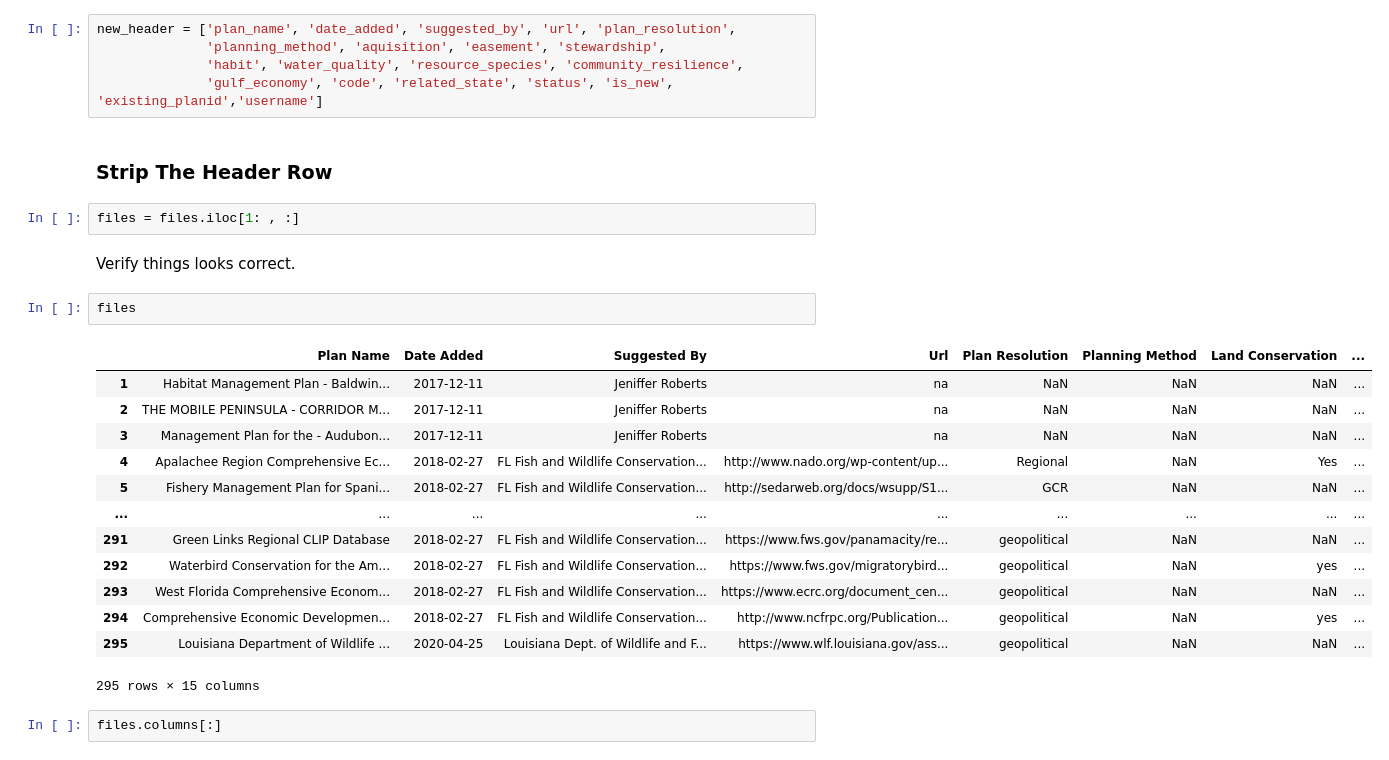
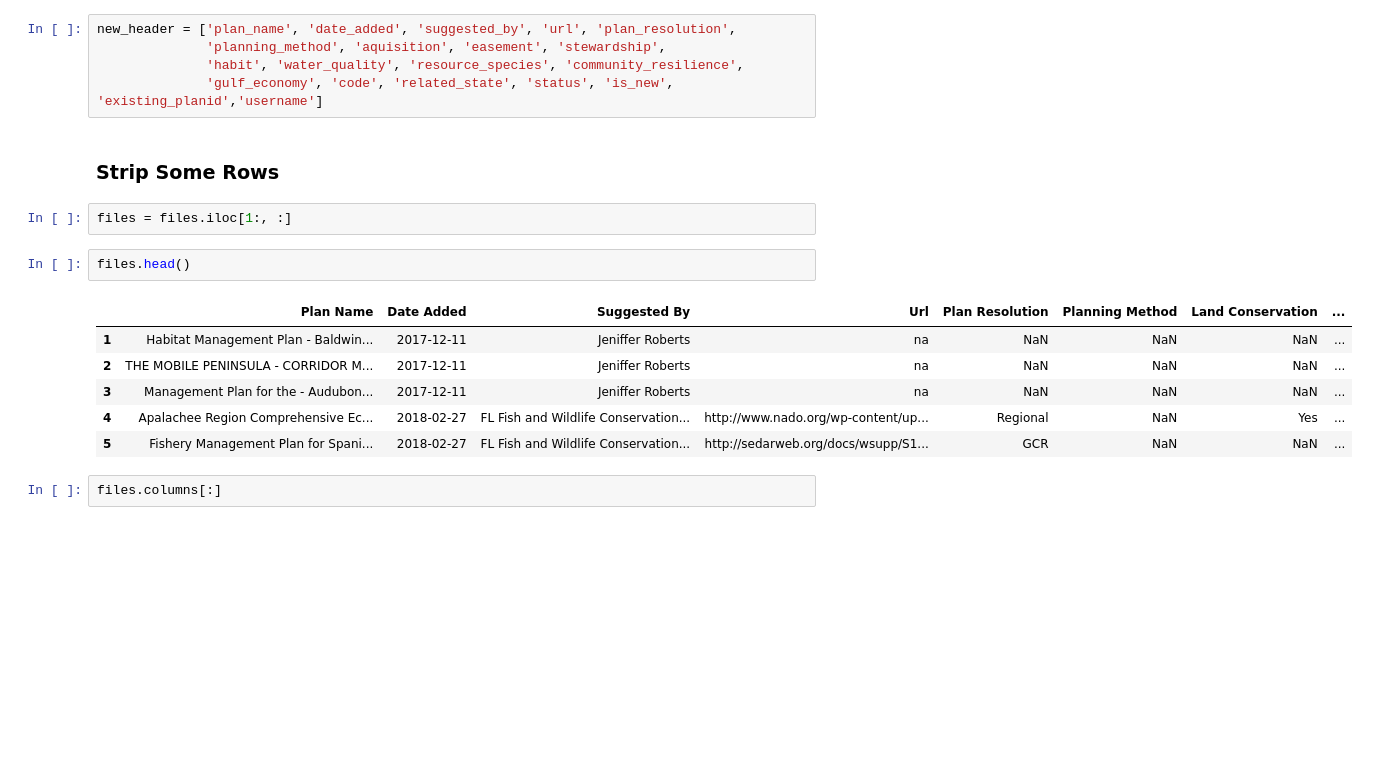
Before and after one commit to scatools/Refactored_CIT, a Jupyter notebook: cit_data_pipeline_formatting.ipynb, the cells around one changed output. Cells and saved outputs as stored; diff of their text form; blank space fills up the shorter version.

```diff
--- a/cit_data_pipeline_formatting.ipynb
+++ b/cit_data_pipeline_formatting.ipynb
@@ -43,28 +36,19 @@ new_header = ['plan_name', 'date_added', 'suggested_by', 'url', 'plan_resolution
               'planning_method', 'aquisition', 'easement', 'stewardship',
               'habit', 'water_quality', 'resource_species', 'community_resilience',
               'gulf_economy', 'code', 'related_state', 'status', 'is_new', 'existing_planid','username']
-# %% [markdown]
-### Strip The Header Row
+# %% [markdown]
+### Strip Some Rows
 # %%
-files = files.iloc[1: , :]
+files = files.iloc[1:, :]
-# %% [markdown]
-Verify things looks correct.
 # %%
-files
+files.head()
 # %% [output]
 |  | Plan Name | Date Added | Suggested By | Url | Plan Resolution | Planning Method | Land Conservation | ... |
 | 1 | Habitat Management Plan - Baldwin... | 2017-12-11 | Jeniffer Roberts | na | NaN | NaN | NaN | ... |
 | 2 | THE MOBILE PENINSULA - CORRIDOR M... | 2017-12-11 | Jeniffer Roberts | na | NaN | NaN | NaN | ... |
 | 3 | Management Plan for the - Audubon... | 2017-12-11 | Jeniffer Roberts | na | NaN | NaN | NaN | ... |
 | 4 | Apalachee Region Comprehensive Ec... | 2018-02-27 | FL Fish and Wildlife Conservation... | http://www.nado.org/wp-content/up... | Regional | NaN | Yes | ... |
 | 5 | Fishery Management Plan for Spani... | 2018-02-27 | FL Fish and Wildlife Conservation... | http://sedarweb.org/docs/wsupp/S1... | GCR | NaN | NaN | ... |
-| ... | ... | ... | ... | ... | ... | ... | ... | ... |
-| 291 | Green Links Regional CLIP Database | 2018-02-27 | FL Fish and Wildlife Conservation... | https://www.fws.gov/panamacity/re... | geopolitical | NaN | NaN | ... |
-| 292 | Waterbird Conservation for the Am... | 2018-02-27 | FL Fish and Wildlife Conservation... | https://www.fws.gov/migratorybird... | geopolitical | NaN | yes | ... |
-| 293 | West Florida Comprehensive Econom... | 2018-02-27 | FL Fish and Wildlife Conservation... | https://www.ecrc.org/document_cen... | geopolitical | NaN | NaN | ... |
-| 294 | Comprehensive Economic Developmen... | 2018-02-27 | FL Fish and Wildlife Conservation... | http://www.ncfrpc.org/Publication... | geopolitical | NaN | yes | ... |
-| 295 | Louisiana Department of Wildlife ... | 2020-04-25 | Louisiana Dept. of Wildlife and F... | https://www.wlf.louisiana.gov/ass... | geopolitical | NaN | NaN | ... |
-295 rows × 15 columns
 # %%
 files.columns[:]
 # %% [output]
```
Also changed, not shown: parts of 20 cells of this notebook.
